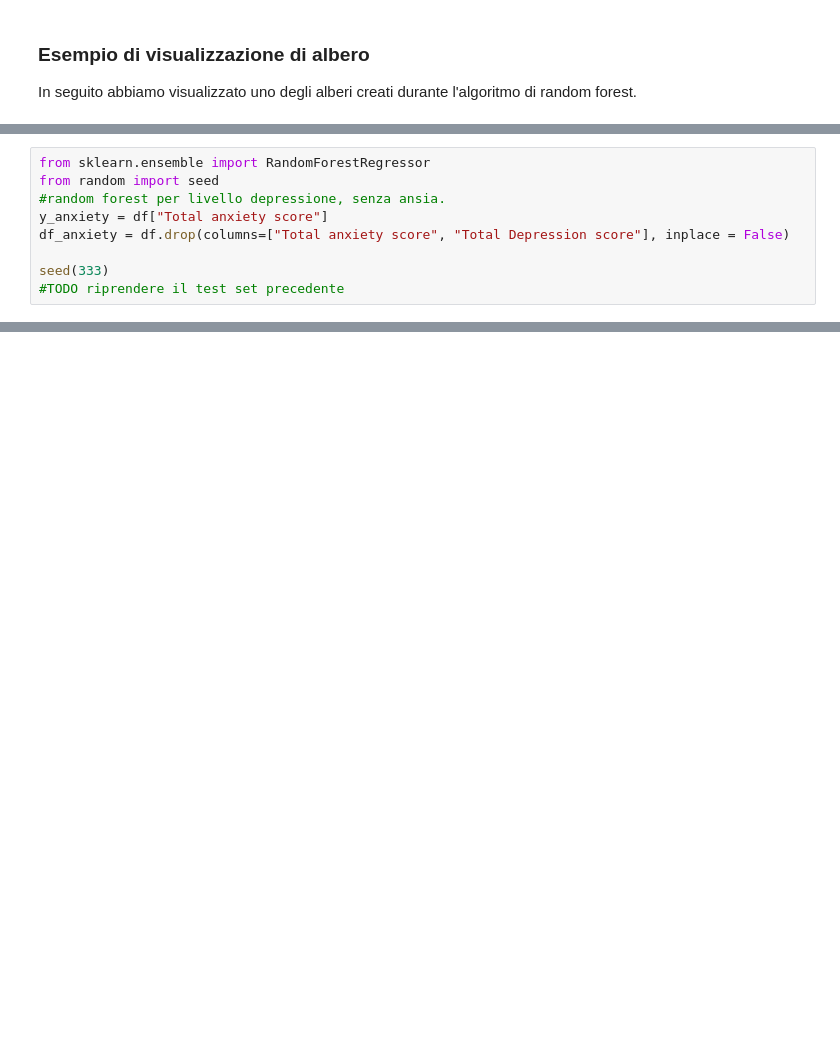
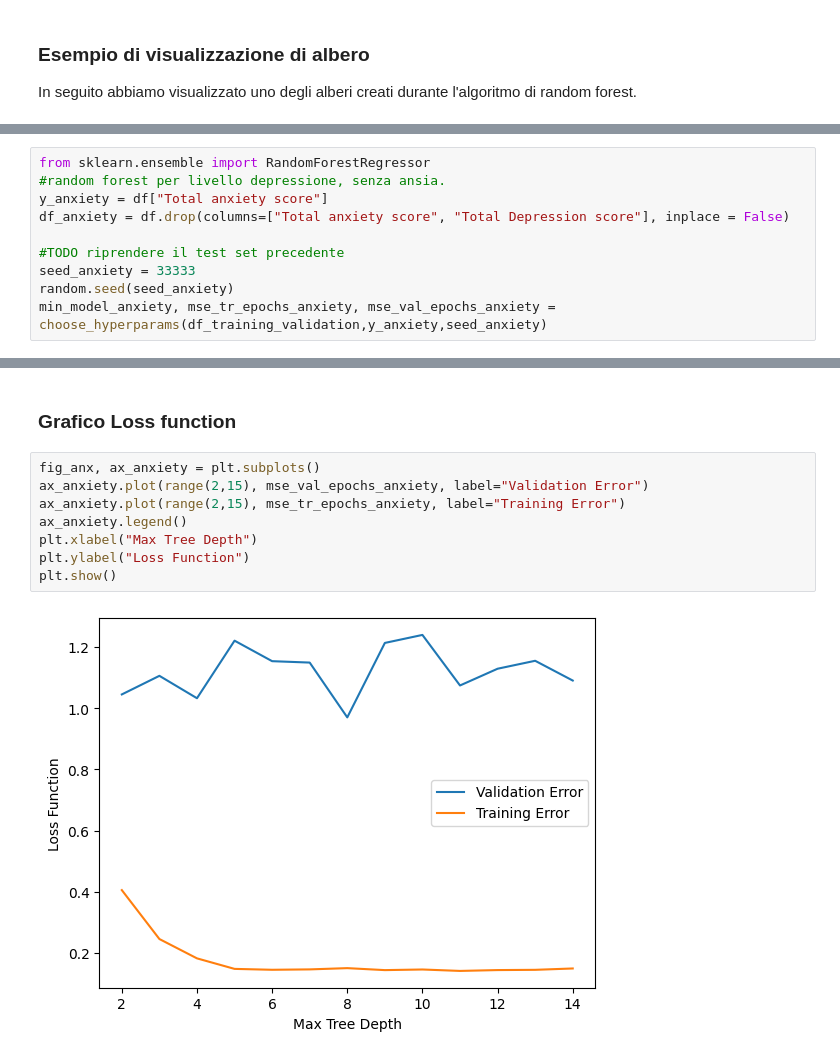
Before and after one commit to cMancio00/Contest_MASL_2023, a Jupyter notebook: random_forest.ipynb, the cells around one changed output, grey strips where cells are left out. Saved outputs shown, nothing was run; the diff lists cells and outputs as text; blank space fills up the shorter version.

```diff
--- a/random_forest.ipynb
+++ b/random_forest.ipynb
@@ -125,9 +127,10 @@ figure.savefig('pictures/rf_individualtree.png')
 # %%
 from sklearn.ensemble import RandomForestRegressor
-from random import seed
 #random forest per livello depressione, senza ansia.
 y_anxiety = df["Total anxiety score"]
 df_anxiety = df.drop(columns=["Total anxiety score", "Total Depression score"], inplace = False)
 
-seed(333)
 #TODO riprendere il test set precedente
+seed_anxiety = 33333
+random.seed(seed_anxiety)
+min_model_anxiety, mse_tr_epochs_anxiety, mse_val_epochs_anxiety = choose_hyperparams(df_training_validation,y_anxiety,seed_anxiety)
@@ -133,0 +147,12 @@ seed(333)
+# %% [markdown]
+### Grafico Loss function
+# %%
+fig_anx, ax_anxiety = plt.subplots()
+ax_anxiety.plot(range(2,15), mse_val_epochs_anxiety, label="Validation Error")
+ax_anxiety.plot(range(2,15), mse_tr_epochs_anxiety, label="Training Error")
+ax_anxiety.legend()
+plt.xlabel("Max Tree Depth")
+plt.ylabel("Loss Function")
+plt.show()
+# %% [output]
+[figure, added]
```
Also changed, not shown: parts of 7 cells of this notebook, 1 other file.
